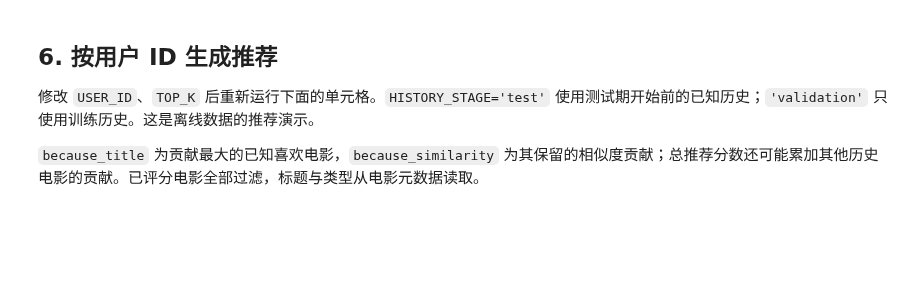
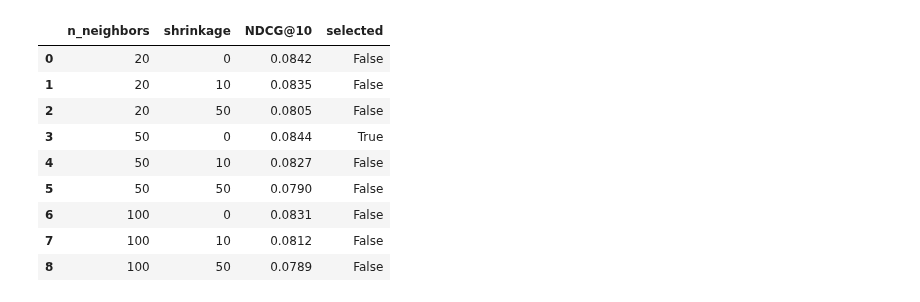
Before and after one commit to SZTU-ZBK/data_engineer_group_project, a Jupyter notebook: notebooks/02_itemcf.ipynb, the cells around one changed output. Saved outputs shown, nothing was run; the diff lists cells and outputs as text; code cells hidden in the pictures; blank space fills up the shorter version.

```diff
--- a/notebooks/02_itemcf.ipynb
+++ b/notebooks/02_itemcf.ipynb
@@ -8,24 +7,20 @@
 from pathlib import Path
 import json
 import sys
+import pandas as pd
+from IPython.display import display
 
-import matplotlib.pyplot as plt
-from matplotlib.ticker import PercentFormatter
-import pandas as pd
-from IPython.display import Markdown, display
-
-PROJECT_ROOT = next((path for path in [Path.cwd(), *Path.cwd().parents]
-                     if (path / 'src' / 'models' / 'item_cf.py').is_file()), None)
-if PROJECT_ROOT is None:
-    raise RuntimeError('请从项目根目录或 notebooks 目录启动。')
+PROJECT_ROOT = next(path for path in [Path.cwd(), *Path.cwd().parents]
+                    if (path / 'src' / 'models' / 'item_cf.py').is_file())
 if str(PROJECT_ROOT) not in sys.path:
     sys.path.insert(0, str(PROJECT_ROOT))
 from src.recommend import file_sha256, recommend_for_user
 
-%matplotlib inline
-plt.style.use('seaborn-v0_8-whitegrid')
 TABLE_DIR = PROJECT_ROOT / 'outputs' / 'tables'
-MODEL_DIR = PROJECT_ROOT / 'outputs' / 'models' / 'itemcf'
-PROCESSED_DIR = PROJECT_ROOT / 'data' / 'processed'
-FIGURE_DIR = PROJECT_ROOT / 'outputs' / 'figures'
-print(f'Project: {PROJECT_ROOT}')
+run_path = TABLE_DIR / 'itemcf_run.json'
+if not run_path.is_file():
+    raise FileNotFoundError('请先运行 python train.py --model itemcf。')
+run = json.loads(run_path.read_text(encoding='utf-8'))
+for name, checksum in run['input_sha256'].items():
+    if file_sha256(PROJECT_ROOT / 'data' / 'processed' / name) != checksum:
+        raise ValueError('预处理输入已变化，请重新运行 python train.py --model itemcf。')
@@ -288,6 +37,15 @@ display(Markdown(
-# %% [markdown]
-## 6. 按用户 ID 生成推荐
-
-修改 `USER_ID`、`TOP_K` 后重新运行下面的单元格。`HISTORY_STAGE='test'` 使用测试期开始前的已知历史；`'validation'` 只使用训练历史。这是离线数据的推荐演示。
-
-`because_title` 为贡献最大的已知喜欢电影，`because_similarity` 为其保留的相似度贡献；总推荐分数还可能累加其他历史电影的贡献。已评分电影全部过滤，标题与类型从电影元数据读取。
+# %%
+search = pd.read_csv(TABLE_DIR / 'itemcf_validation_search.csv')
+display(search[['n_neighbors', 'shrinkage', 'NDCG@10', 'selected']]
+        .style.format({'shrinkage': '{:g}', 'NDCG@10': '{:.4f}'}))
+# %% [output]
+|  | n_neighbors | shrinkage | NDCG@10 | selected |
+| 0 | 20 | 0 | 0.0842 | False |
+| 1 | 20 | 10 | 0.0835 | False |
+| 2 | 20 | 50 | 0.0805 | False |
+| 3 | 50 | 0 | 0.0844 | True |
+| 4 | 50 | 10 | 0.0827 | False |
+| 5 | 50 | 50 | 0.0790 | False |
+| 6 | 100 | 0 | 0.0831 | False |
+| 7 | 100 | 10 | 0.0812 | False |
+| 8 | 100 | 50 | 0.0789 | False |
```
Also changed, not shown: parts of 20 cells of this notebook, 4 other files.
